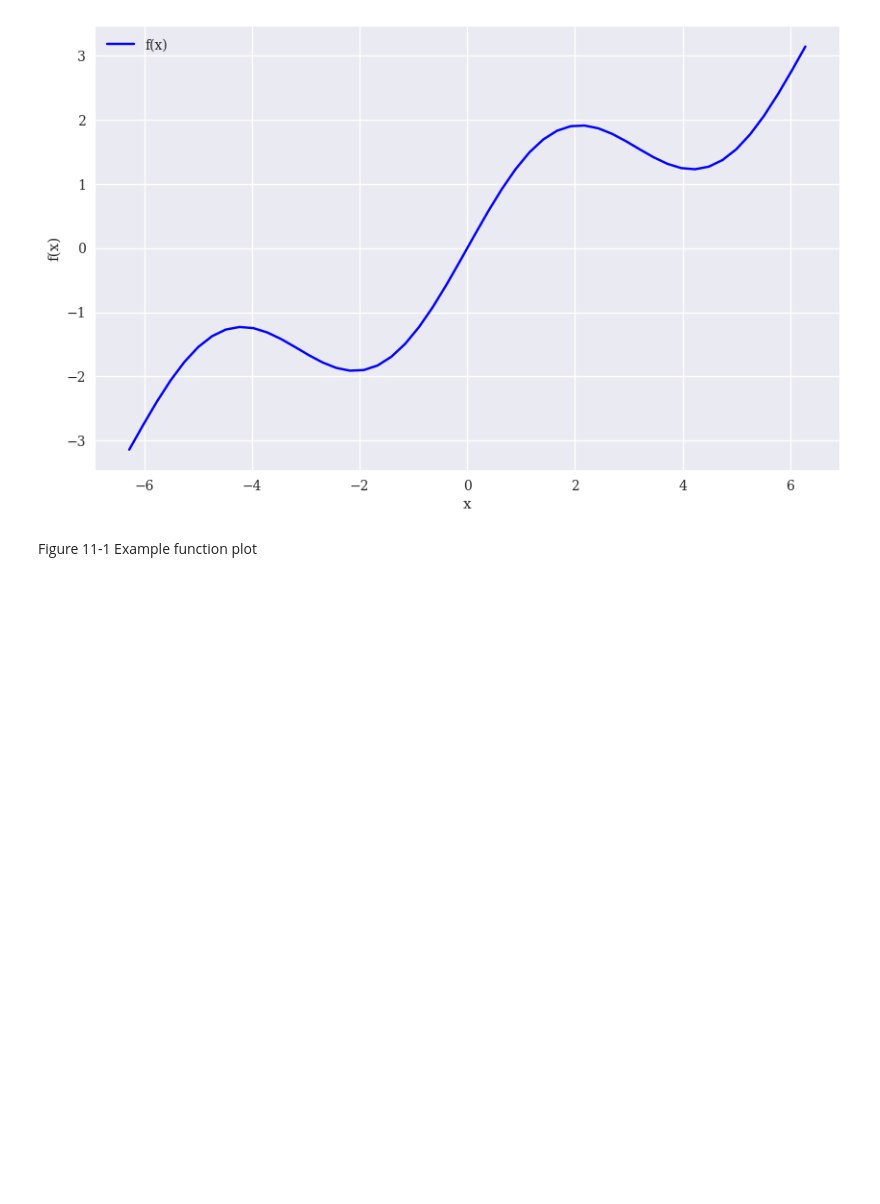
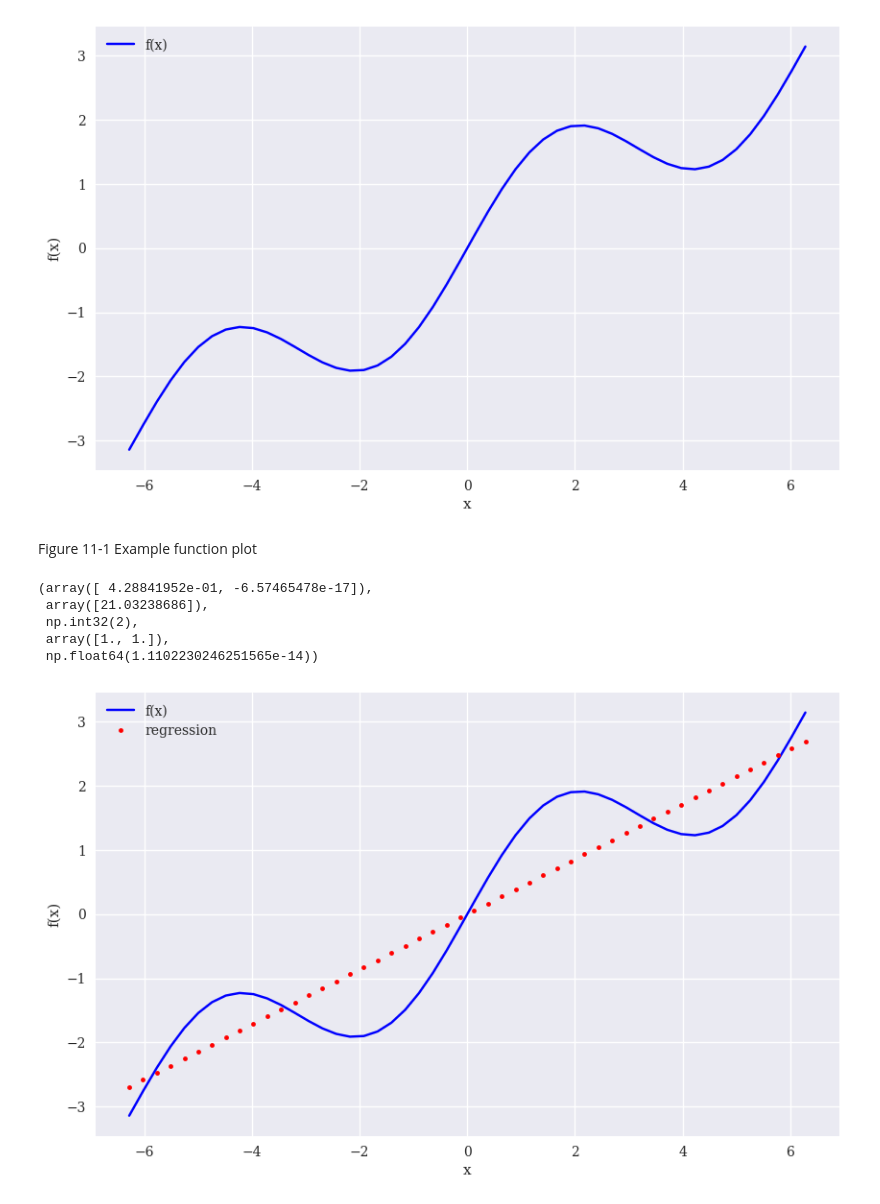
Before and after one commit to Youngsoo1024/Python_Finance, a Jupyter notebook: Chap11/ch11_test.ipynb, the cells around one changed output. Drawn from its saved outputs; the diff is of its cells as text; code cells hidden in the pictures; blank space fills up the shorter version.

```diff
--- a/Chap11/ch11_test.ipynb
+++ b/Chap11/ch11_test.ipynb
@@ -26,3 +26,21 @@ create_plot([x], [f(x)], ['b'], ['f(x)'], ['x', 'f(x)'])
 [figure]
 # %% [markdown]
 Figure 11-1 Example function plot
+# %%
+res = np.polyfit(x, f(x), deg=1, full=True) # linear regression step
+# %%
+res
+# full results: regression parameters, residuals, effective rank, singular values, and relative condition number.
+# %% [output]
+(array([ 4.28841952e-01, -6.57465478e-17]),
+ array([21.03238686]),
+ np.int32(2),
+ array([1., 1.]),
+ np.float64(1.1102230246251565e-14))
+# %%
+ry = np.polyval(res[0], x)
+# evaluation using the regression parameters
+# %%
+create_plot([x,x], [f(x), ry], ['b', 'r.'], ['f(x)', 'regression'],['x','f(x)'])
+# %% [output]
+[figure, added]
```
Also changed, not shown: parts of 64 cells of this notebook.
